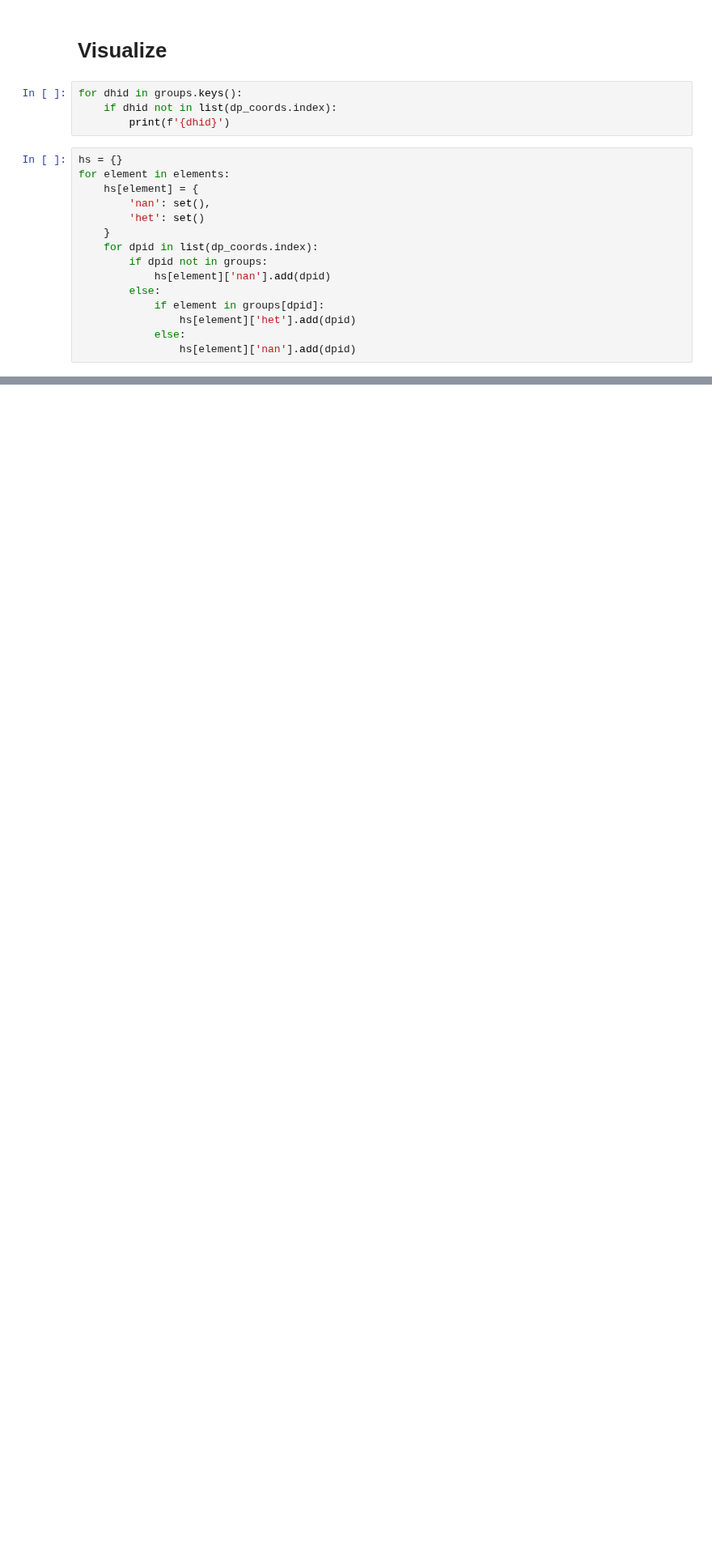
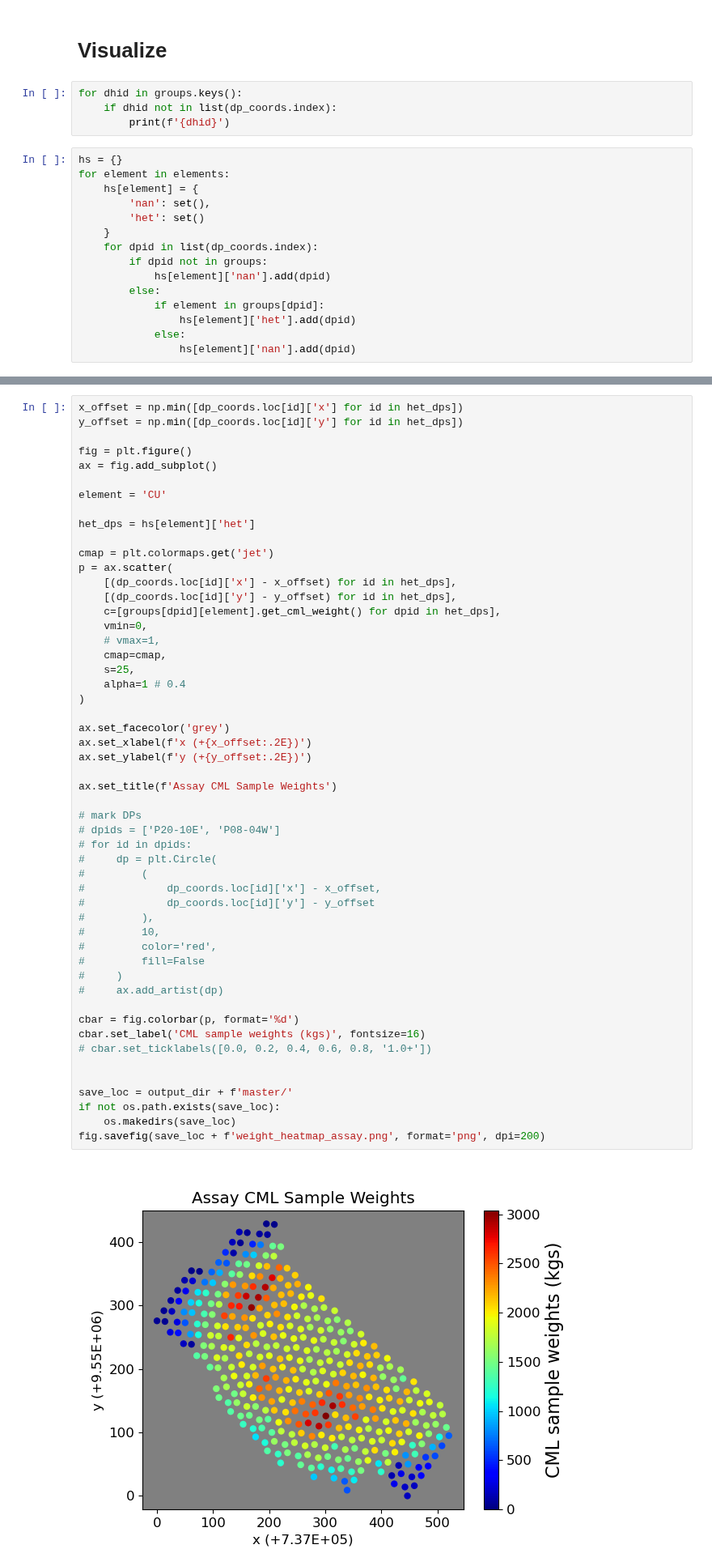
Before and after one commit to jouytrew/masters_pfti, a Jupyter notebook: notebooks/het_analysis_dp_assay.ipynb, the cells around one changed output, grey strips where cells are left out. Shown at 81% size. Cells and saved outputs as stored; diff of their text form; blank space fills up the shorter version.

```diff
--- a/notebooks/het_analysis_dp_assay.ipynb
+++ b/notebooks/het_analysis_dp_assay.ipynb
@@ -464,0 +475,54 @@ fig.tight_layout()
+# %%
+x_offset = np.min([dp_coords.loc[id]['x'] for id in het_dps])
+y_offset = np.min([dp_coords.loc[id]['y'] for id in het_dps])
+
+fig = plt.figure()
+ax = fig.add_subplot()
+
+element = 'CU'
+
+het_dps = hs[element]['het']
+
+cmap = plt.colormaps.get('jet')
+p = ax.scatter(
+    [(dp_coords.loc[id]['x'] - x_offset) for id in het_dps],
+    [(dp_coords.loc[id]['y'] - y_offset) for id in het_dps],
+    c=[groups[dpid][element].get_cml_weight() for dpid in het_dps],
+    vmin=0,
+    # vmax=1,
+    cmap=cmap,
+    s=25,
+    alpha=1 # 0.4
+)
+
+ax.set_facecolor('grey')
+ax.set_xlabel(f'x (+{x_offset:.2E})')
+ax.set_ylabel(f'y (+{y_offset:.2E})')
+
+ax.set_title(f'Assay CML Sample Weights')
+
+# mark DPs
+# dpids = ['P20-10E', 'P08-04W']
+# for id in dpids:
+#     dp = plt.Circle(
+#         (
+#             dp_coords.loc[id]['x'] - x_offset,
+#             dp_coords.loc[id]['y'] - y_offset
+#         ),
+#         10,
+#         color='red',
+#         fill=False
+#     )
+#     ax.add_artist(dp)
+
+cbar = fig.colorbar(p, format='%d')
+cbar.set_label('CML sample weights (kgs)', fontsize=16)
+# cbar.set_ticklabels([0.0, 0.2, 0.4, 0.6, 0.8, '1.0+'])
+
+
+save_loc = output_dir + f'master/'
+if not os.path.exists(save_loc):
+    os.makedirs(save_loc)
+fig.savefig(save_loc + f'weight_heatmap_assay.png', format='png', dpi=200)
+# %% [output]
+[figure, added]
```
Also changed, not shown: parts of 7 cells of this notebook, 13 other files.
